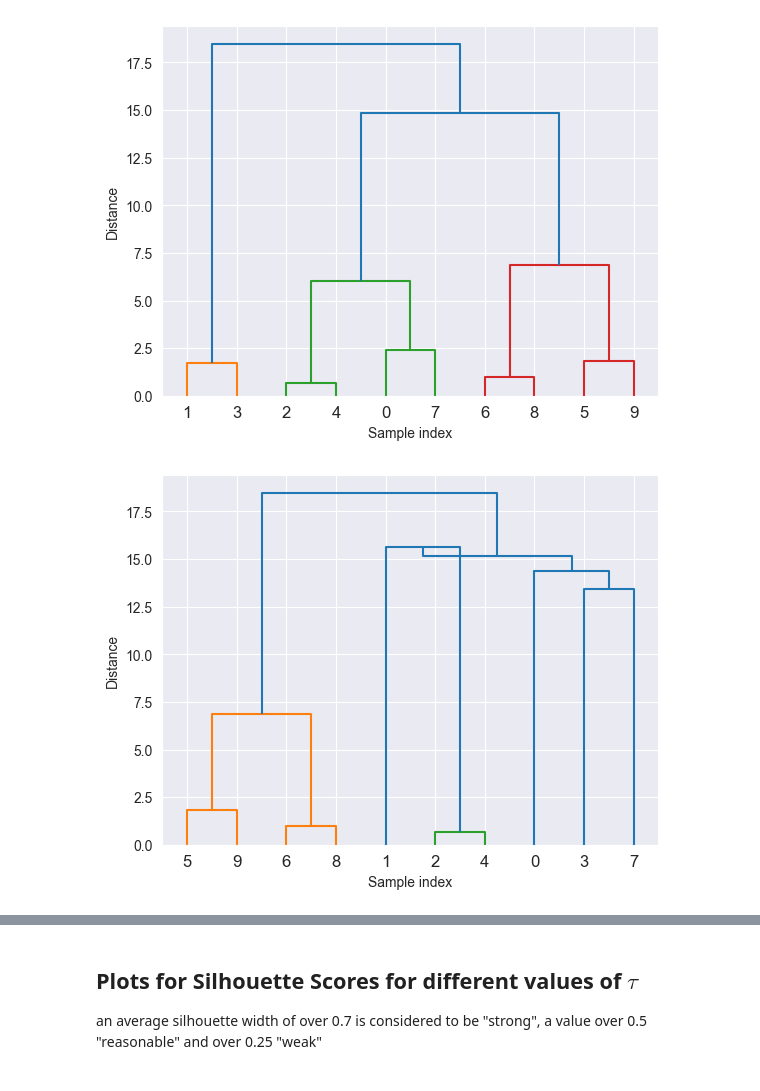
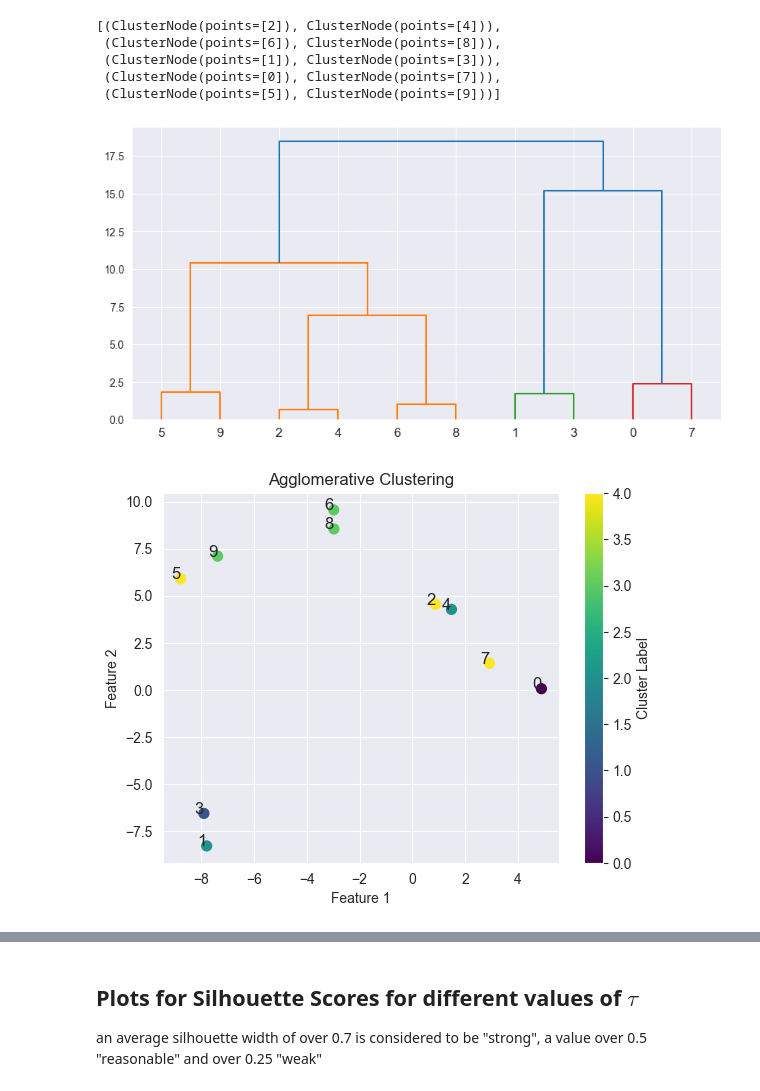
Before and after one commit to judywu4800/SI_HierarchicalClustering, a Jupyter notebook: Hierarchical_Clustering_testing.ipynb, the cells around one changed output, grey strips where cells are left out. Drawn from its saved outputs; the diff is of its cells as text; code cells hidden in the pictures.

```diff
--- a/Hierarchical_Clustering_testing.ipynb
+++ b/Hierarchical_Clustering_testing.ipynb
@@ -8,7 +8,7 @@ from sklearn.metrics import silhouette_score
 X, y = make_blobs(n_samples=10, centers=5, cluster_std=1,random_state=42)
 
 # Fit agglomerative clustering
-model = AgglomerativeClustering(X, tau=3, n_clusters=5,linkage="complete")
+model = AgglomerativeClustering(X, tau=1, n_clusters=5,linkage="complete")
 model.fit()
 # Create an array to hold the assigned cluster labels
 cluster_labels = np.zeros(X.shape[0], dtype=int)
@@ -44,8 +52,37 @@ model.linkage_matrix
+# %%
+model.get_all_winning_pairs()
+# %% [output]
+[(ClusterNode(points=[2]), ClusterNode(points=[4])),
+ (ClusterNode(points=[6]), ClusterNode(points=[8])),
+ (ClusterNode(points=[1]), ClusterNode(points=[3])),
+ (ClusterNode(points=[0]), ClusterNode(points=[7])),
+ (ClusterNode(points=[5]), ClusterNode(points=[9]))]
 # %%
 model.plot_dendrogram()
 # %% [output]
-[figure, old version]
+[figure, new version]
 # %%
-model.plot_dendrogram()
+X, y = make_blobs(n_samples=10, centers=5, cluster_std=1,random_state=42)
+
+# Fit agglomerative clustering
+model = AgglomerativeClustering(X, tau=3, n_clusters=5,linkage="complete")
+model.fit()
+# Create an array to hold the assigned cluster labels
+cluster_labels = np.zeros(X.shape[0], dtype=int)
+
+# Assign cluster labels from the final cluster nodes
+for idx, node in enumerate(model.K_clusters):
+    for point_index in node.points:
+        cluster_labels[point_index] = idx
+    # Visualize the clusters
+plt.scatter(X[:, 0], X[:, 1], s=50, c=cluster_labels, cmap='viridis', label='Data Points')
+plt.title('Agglomerative Clustering')
+plt.xlabel('Feature 1')
+plt.ylabel('Feature 2')
+plt.colorbar(label='Cluster Label')
+for i in range(len(X)):
+    plt.annotate(str(i), (X[i, 0], X[i, 1]), fontsize=12, ha='right')
+
+plt.show()
 # %% [output]
-[figure, old version]
+[figure, new version]
```
Also changed, not shown: parts of 3 cells of this notebook, 2 other files.
